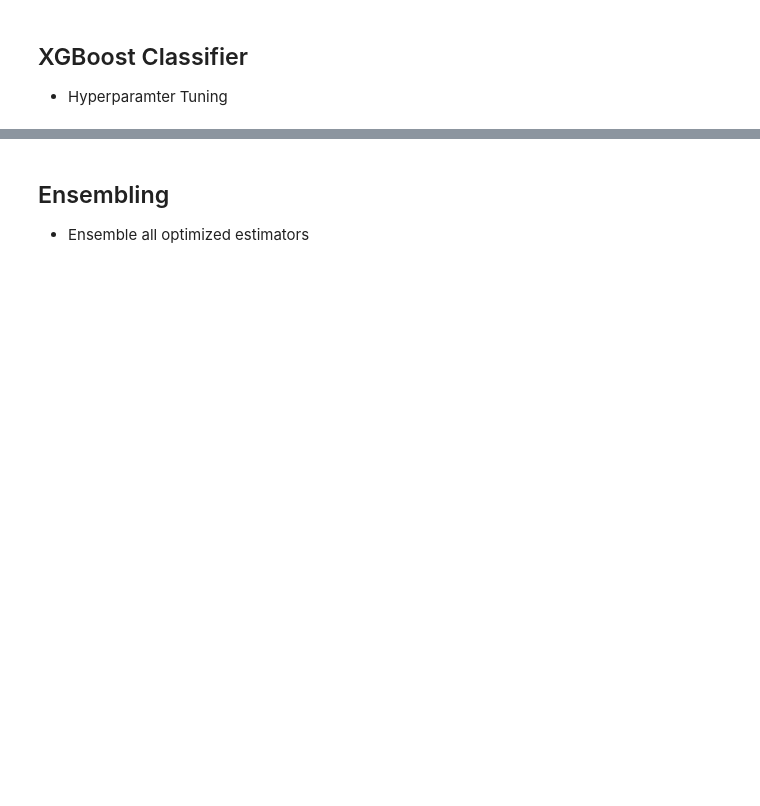
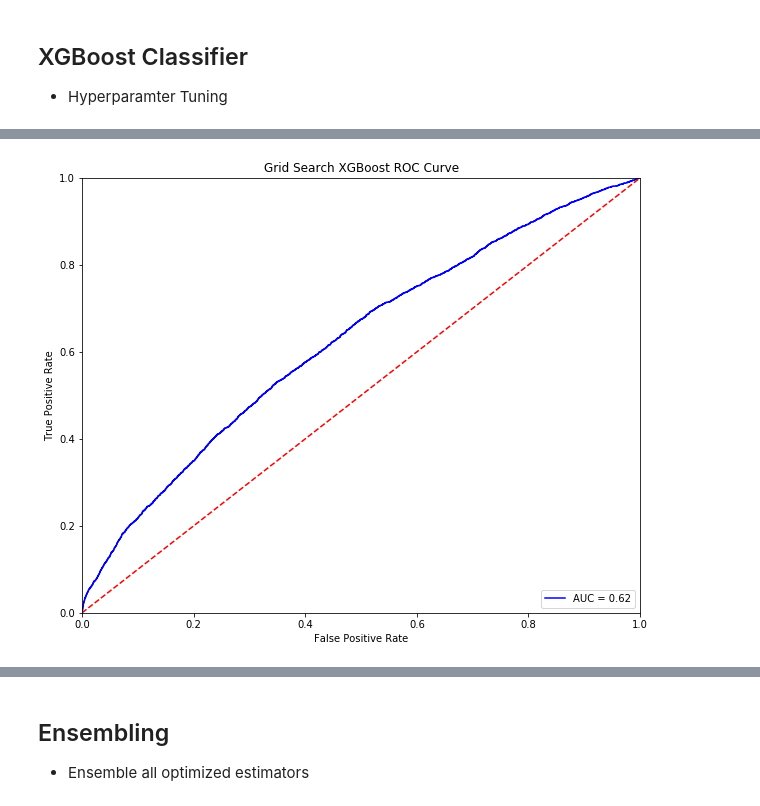
Before and after one commit to rchoi2/Diabetes-Readmission-Classifier, a Jupyter notebook: Diabetes_Classification_EDA.ipynb, the cells around one changed output, grey strips where cells are left out. Drawn from its saved outputs; the diff is of its cells as text; code cells hidden in the pictures; blank space fills up the shorter version.

```diff
--- a/Diabetes_Classification_EDA.ipynb
+++ b/Diabetes_Classification_EDA.ipynb
@@ -808,0 +883,4 @@ plot_feature_importance(rf_grid.best_estimator_.feature_importances_, X_train_re
+# %%
+plot_roc_curve(best_xgb, X_test, y_test, "Grid Search XGBoost ROC Curve")
+# %% [output]
+[figure, added]
```
Also changed, not shown: parts of 30 cells of this notebook, 2 other files.
